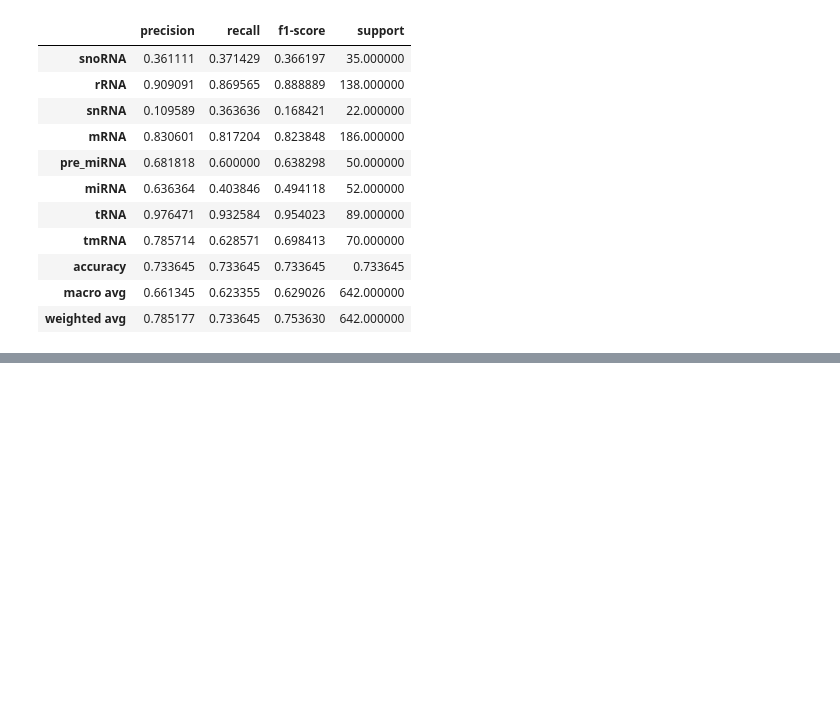
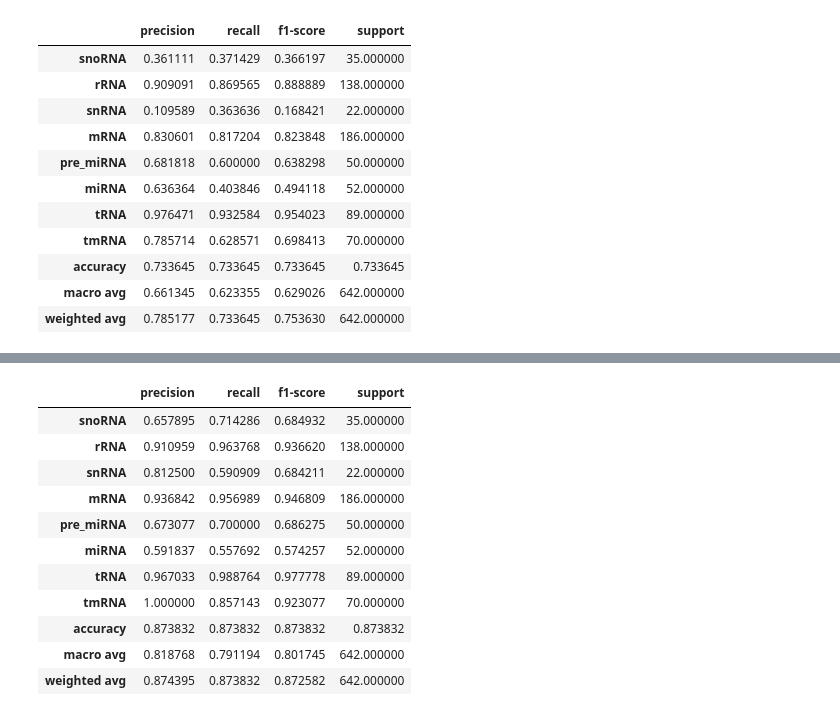
Before and after one commit to brenoslivio/BioDeepFuse, a Jupyter notebook: experiments.ipynb, the cells around one changed output, grey strips where cells are left out. Saved outputs shown, nothing was run; the diff lists cells and outputs as text; code cells hidden in the pictures; blank space fills up the shorter version.

```diff
--- a/experiments.ipynb
+++ b/experiments.ipynb
@@ -1098,0 +1104,29 @@ pd.DataFrame(report).T
+# %%
+input_layer = Input(shape=(max_len,))
+
+embedding1 = Embedding(num_words, 32, input_length=max_len)(input_layer)
+dropout1 = Dropout(0.2)(embedding1)
+conv1 = Conv1D(filters=128, kernel_size=3, activation='relu')(dropout1)
+conv2 = Conv1D(filters=128, kernel_size=3, activation='relu')(conv1)
+max_pool1 = MaxPooling1D(pool_size=2)(conv2)
+dropout2 = Dropout(0.2)(max_pool1)
+cnn_out = Flatten()(dropout2)
+
+# feature extraction input
+
+feat_extraction_input = Input(shape=(426,))
+feat_extraction_out = Flatten()(feat_extraction_input)
+
+concat = Concatenate()([cnn_out, feat_extraction_out])
+
+dense1 = Dense(128, activation='relu')(concat)
+dropout3 = Dropout(0.2)(dense1)
+output_layer = Dense(8, activation='softmax')(dropout3)
+
+model = Model(inputs=[input_layer, feat_extraction_input], outputs=output_layer)
+
+# Compile and train the model
+model.compile(loss='categorical_crossentropy', optimizer='adam',
+              metrics= [tf.keras.metrics.Precision(name="Precision")])
+
+model.summary()
@@ -1098,0 +1151,7 @@ pd.DataFrame(report).T
+# %%
+callbacks = [
+    EarlyStopping(monitor='val_loss', patience=5, verbose=1),
+    ReduceLROnPlateau(monitor='val_loss', factor=0.2, patience=2, verbose=1)
+]
+
+model.fit([train_data.seqs, train_data.features], train_data.labels, batch_size=32, epochs=10, validation_split=0.1, callbacks=callbacks)
@@ -1098,0 +1177,10 @@ pd.DataFrame(report).T
+# %%
+# Model prediction
+model_pred = model.predict([test_data.seqs, test_data.features])
+y_pred = np.argmax(model_pred, axis=1)
+y_true = np.argmax(test_data.labels, axis=1)
+
+# Classification report
+report = classification_report(y_true, y_pred, target_names=test_data.names, output_dict=True)
+pd.DataFrame(report).T
+# %% [output]
@@ -1098,0 +1188,12 @@ pd.DataFrame(report).T
+|  | precision | recall | f1-score | support |
+| snoRNA | 0.657895 | 0.714286 | 0.684932 | 35.000000 |
+| rRNA | 0.910959 | 0.963768 | 0.936620 | 138.000000 |
+| snRNA | 0.812500 | 0.590909 | 0.684211 | 22.000000 |
+| mRNA | 0.936842 | 0.956989 | 0.946809 | 186.000000 |
+| pre_miRNA | 0.673077 | 0.700000 | 0.686275 | 50.000000 |
+| miRNA | 0.591837 | 0.557692 | 0.574257 | 52.000000 |
+| tRNA | 0.967033 | 0.988764 | 0.977778 | 89.000000 |
+| tmRNA | 1.000000 | 0.857143 | 0.923077 | 70.000000 |
+| accuracy | 0.873832 | 0.873832 | 0.873832 | 0.873832 |
+| macro avg | 0.818768 | 0.791194 | 0.801745 | 642.000000 |
+| weighted avg | 0.874395 | 0.873832 | 0.872582 | 642.000000 |
```
Also changed, not shown: parts of 5 cells of this notebook.
